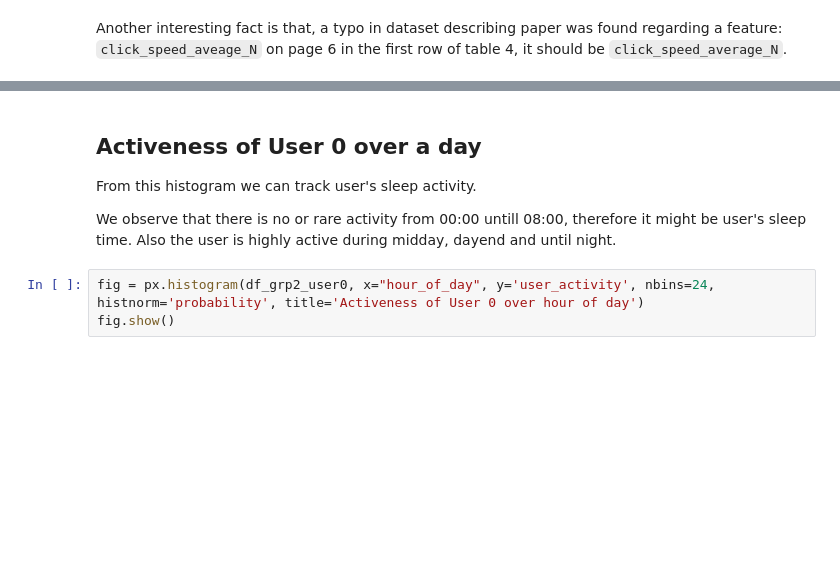
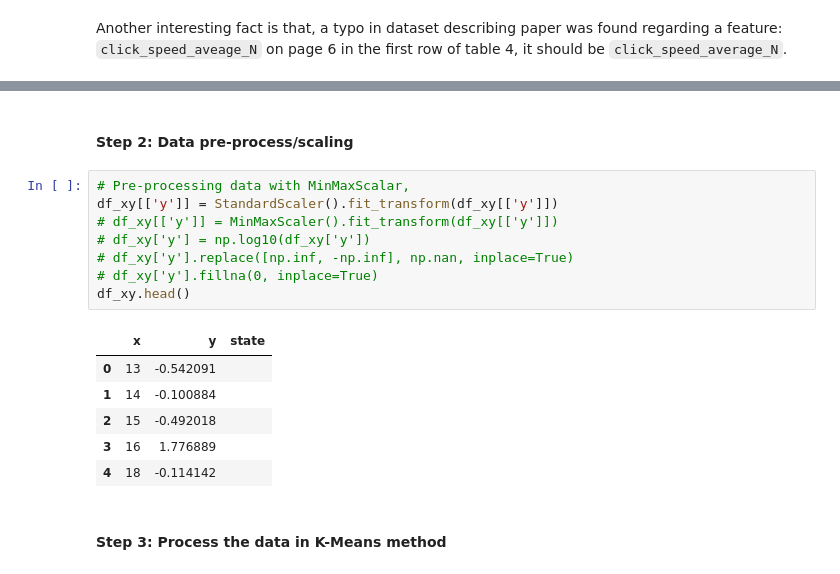
Before and after one commit to Master-Thesis-TUK-2021/BEHACOM-dataset-analysis, a Jupyter notebook: behacom_ds_analysis.ipynb, the cells around one changed output, grey strips where cells are left out. Drawn from its saved outputs; the diff is of its cells as text; blank space fills up the shorter version.

```diff
--- a/behacom_ds_analysis.ipynb
+++ b/behacom_ds_analysis.ipynb
@@ -218,8 +267,19 @@ df_grp2_user0.head()
-# %% [markdown]
-## Activeness of User 0 over a day
-From this histogram we can track user's sleep activity.
-
-We observe that there is no or rare activity from 00:00 untill 08:00, therefore it might be user's sleep time. Also the user is highly active during midday, dayend and until night.
-# %%
-fig = px.histogram(df_grp2_user0, x="hour_of_day", y='user_activity', nbins=24, histnorm='probability', title='Activeness of User 0 over hour of day')
-fig.show()
+# %% [markdown]
+#### Step 2: Data pre-process/scaling
+# %%
+# Pre-processing data with MinMaxScalar,
+df_xy[['y']] = StandardScaler().fit_transform(df_xy[['y']])
+# df_xy[['y']] = MinMaxScaler().fit_transform(df_xy[['y']])
+# df_xy['y'] = np.log10(df_xy['y'])
+# df_xy['y'].replace([np.inf, -np.inf], np.nan, inplace=True)
+# df_xy['y'].fillna(0, inplace=True)
+df_xy.head()
+# %% [output]
+|  | x | y | state |
+| 0 | 13 | -0.542091 |  |
+| 1 | 14 | -0.100884 |  |
+| 2 | 15 | -0.492018 |  |
+| 3 | 16 | 1.776889 |  |
+| 4 | 18 | -0.114142 |  |
+# %% [markdown]
+#### Step 3: Process the data in K-Means method
```
Also changed, not shown: parts of 41 cells of this notebook.
